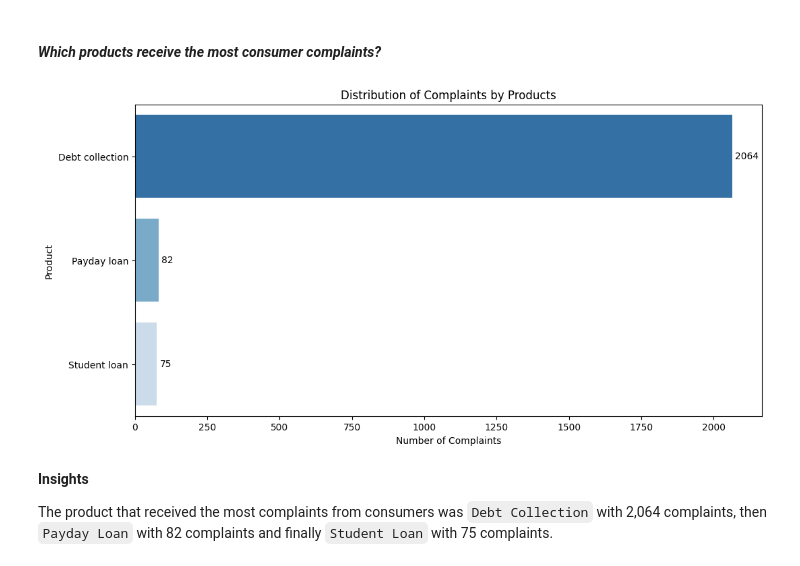
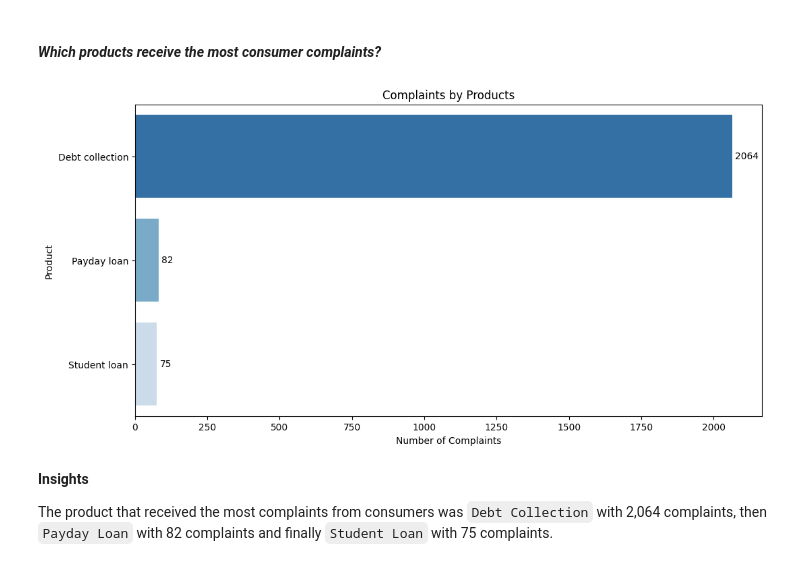
Before and after one commit to FTDS-assignment-bay/p2-final-project-ftds-016-hck-group-001, a Jupyter notebook: data/Exploratory_Data_Analysis.ipynb, the cells around one changed output. Cells and saved outputs as stored; diff of their text form; code cells hidden in the pictures.

```diff
--- a/data/Exploratory_Data_Analysis.ipynb
+++ b/data/Exploratory_Data_Analysis.ipynb
@@ -225,22 +225,22 @@ df.describe(include='object').T
 # %%
 # Count the number of complaints per product and sort in descending order
 product_counts = df['product'].value_counts().sort_values(ascending=False)
 
 # Create a bar plot
 plt.figure(figsize=(12, 6))
 pr = sns.countplot(y='product', data=df, order=product_counts.index, palette='Blues_r')
 
 # Add labels to each bar
 for i, count in enumerate(product_counts):
     pr.text(count + 10, i, str(count), va='center')
 
-plt.title('Distribution of Complaints by Products')
+plt.title('Complaints by Products')
 plt.xlabel('Number of Complaints')
 plt.ylabel('Product')
 
 plt.show()
 # %% [output]
-[figure, old version]
+[figure, new version]
 # %% [markdown]
 **Insights**
 
```
Also changed, not shown: parts of 6 cells of this notebook.
